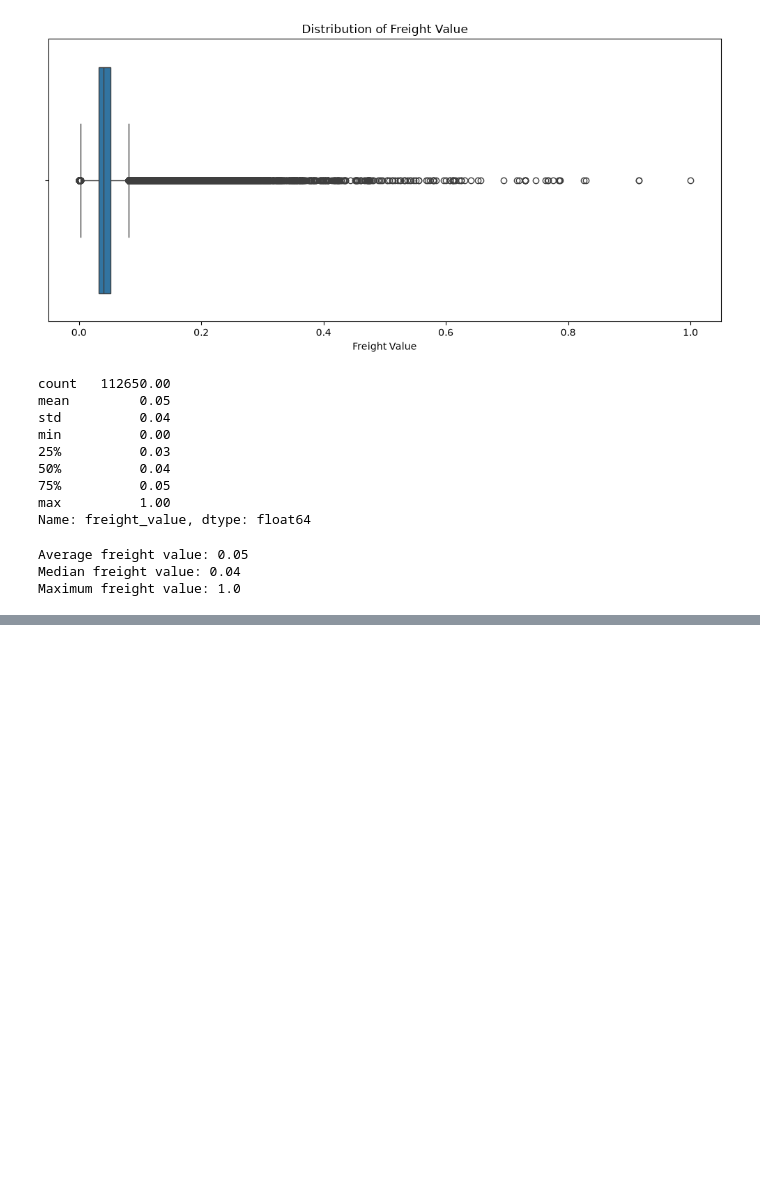
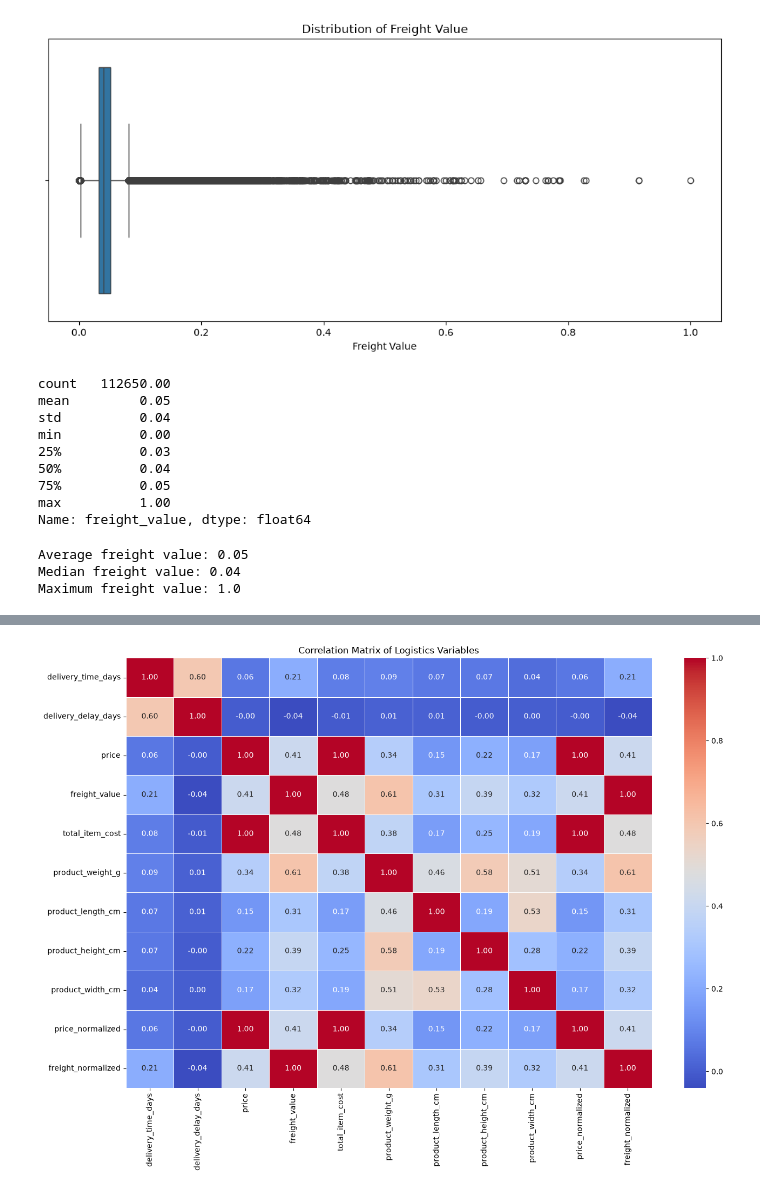
Before and after one commit to DRPatel75/Logistics_Data_Analysis, a Jupyter notebook: notebooks/03_advanced_eda_visualization.ipynb, the cells around one changed output, grey strips where cells are left out. Drawn from its saved outputs; the diff is of its cells as text; code cells hidden in the pictures; blank space fills up the shorter version.

```diff
--- a/notebooks/03_advanced_eda_visualization.ipynb
+++ b/notebooks/03_advanced_eda_visualization.ipynb
@@ -437,0 +445,18 @@ Maximum freight value: 1.0
+# %%
+correlation_columns = [
+    "delivery_time_days",
+    "delivery_delay_days",
+    "price",
+    "freight_value",
+    "total_item_cost",
+    "product_weight_g",
+    "product_length_cm",
+    "product_height_cm",
+    "product_width_cm",
+    "price_normalized",
+    "freight_normalized"
+]
+
+correlation_matrix = df[correlation_columns].corr()
+
+correlation_matrix
@@ -437,0 +476,23 @@ Maximum freight value: 1.0
+# %%
+plt.figure(figsize=(14, 10))
+
+sns.heatmap(
+    correlation_matrix,
+    annot=True,
+    fmt=".2f",
+    cmap="coolwarm",
+    linewidths=0.5
+)
+
+plt.title("Correlation Matrix of Logistics Variables")
+plt.tight_layout()
+
+plt.savefig(
+    "../screenshots/week3_correlation_heatmap.png",
+    dpi=300,
+    bbox_inches="tight"
+)
+
+plt.show()
+# %% [output]
+[figure, added]
```
Also changed, not shown: parts of 2 cells of this notebook, 1 other file.
